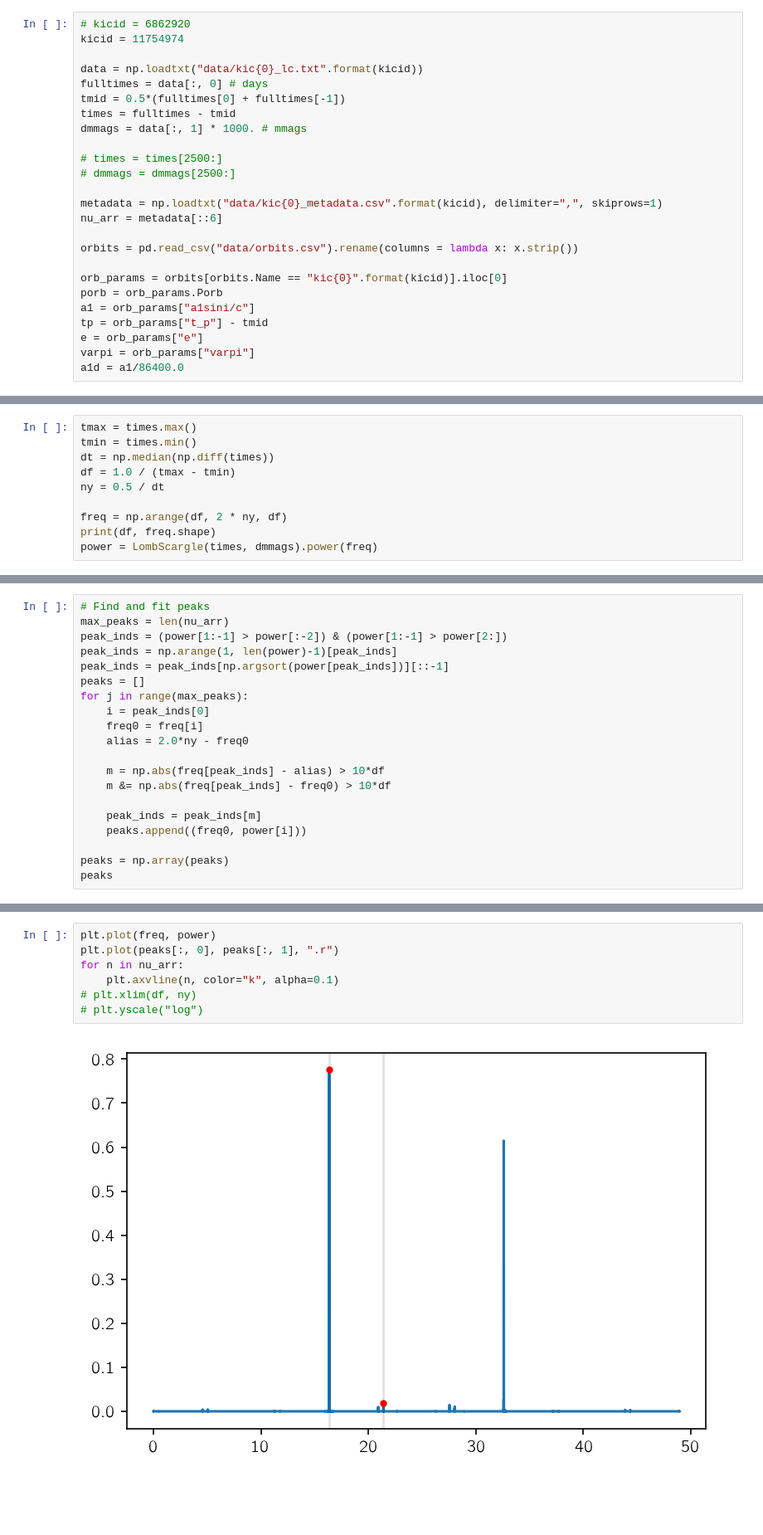
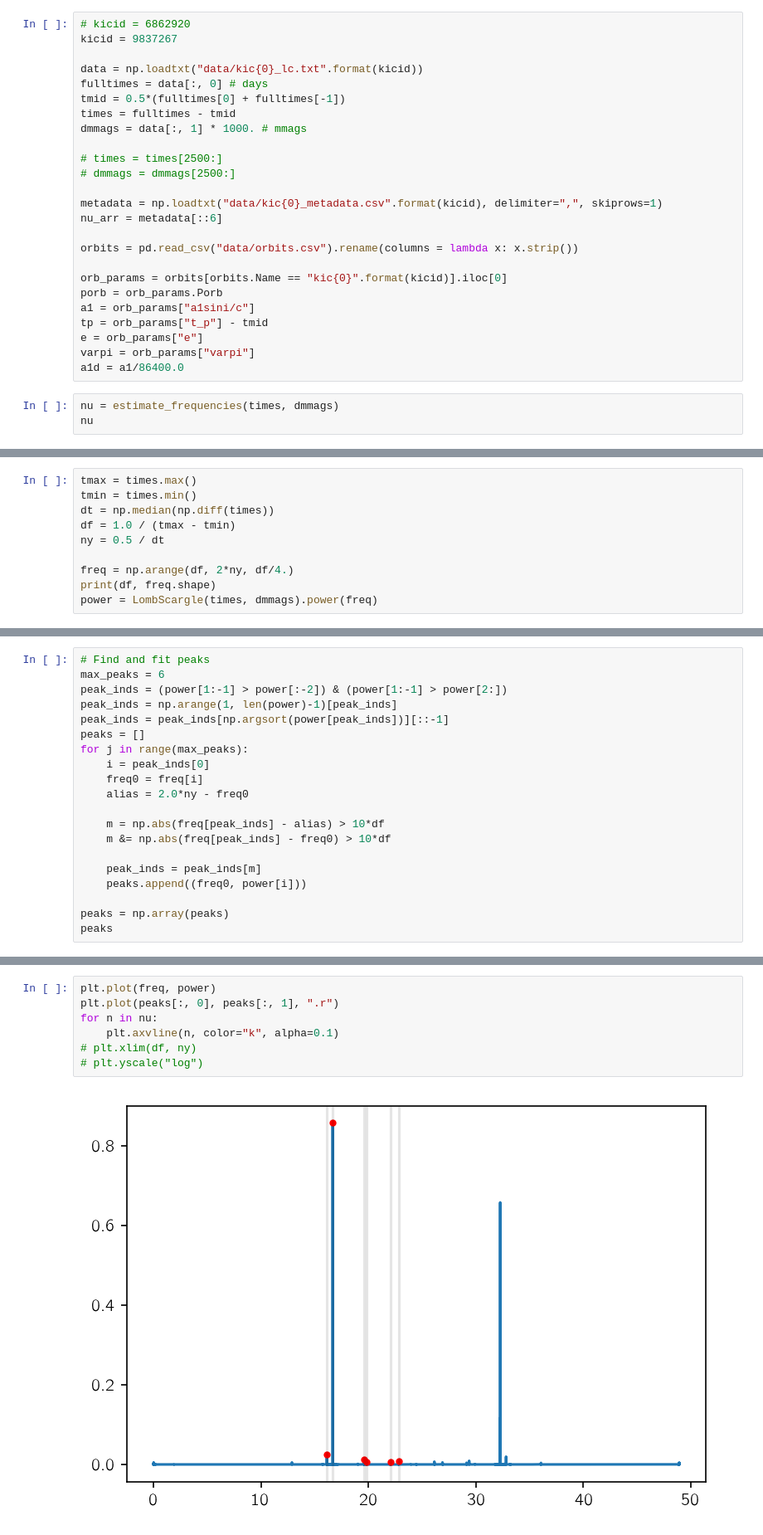
Before and after one commit to SimonJMurphy/maelstrom, a Jupyter notebook: new_demo.ipynb, the cells around one changed output, grey strips where cells are left out. Shown at 83% size. Drawn from its saved outputs; the diff is of its cells as text; blank space fills up the shorter version.

```diff
--- a/new_demo.ipynb
+++ b/new_demo.ipynb
@@ -15,6 +16,6 @@ from maelstrom.maelstrom import Maelstrom
 # %%
 # kicid = 6862920
-kicid = 11754974
+kicid = 9837267
 
 data = np.loadtxt("data/kic{0}_lc.txt".format(kicid))
 fulltimes = data[:, 0] # days
@@ -37,3 +38,6 @@ tp = orb_params["t_p"] - tmid
 e = orb_params["e"]
 varpi = orb_params["varpi"]
 a1d = a1/86400.0
+# %%
+nu = estimate_frequencies(times, dmmags)
+nu
@@ -44,7 +56,7 @@ dt = np.median(np.diff(times))
 df = 1.0 / (tmax - tmin)
 ny = 0.5 / dt
 
-freq = np.arange(df, 2 * ny, df)
+freq = np.arange(df, 2*ny, df/4.)
 print(df, freq.shape)
 power = LombScargle(times, dmmags).power(freq)
 # %% [output]
@@ -52,6 +64,6 @@ power = LombScargle(times, dmmags).power(freq)
 # %%
 # Find and fit peaks
-max_peaks = len(nu_arr)
+max_peaks = 6
 peak_inds = (power[1:-1] > power[:-2]) & (power[1:-1] > power[2:])
 peak_inds = np.arange(1, len(power)-1)[peak_inds]
 peak_inds = peak_inds[np.argsort(power[peak_inds])][::-1]
@@ -84,10 +103,10 @@ np.min(delta, axis=0), np.min(delta, axis=1)
 # %%
 plt.plot(freq, power)
 plt.plot(peaks[:, 0], peaks[:, 1], ".r")
-for n in nu_arr:
+for n in nu:
     plt.axvline(n, color="k", alpha=0.1)
 # plt.xlim(df, ny)
 # plt.yscale("log")
 # %% [output]
-[figure, old version]
+[figure, new version]
 # %%
```
Also changed, not shown: parts of 23 cells of this notebook, 7 other files.
